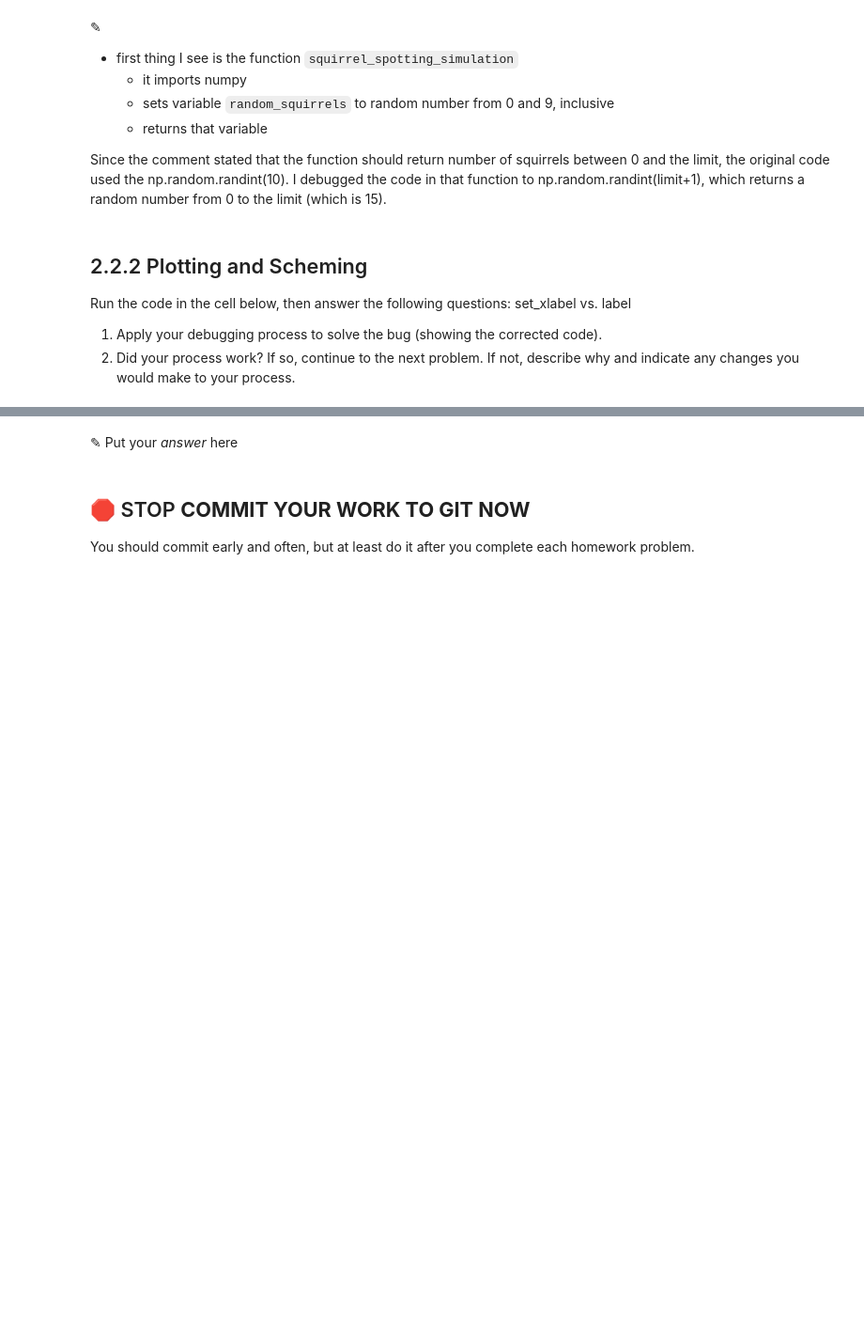
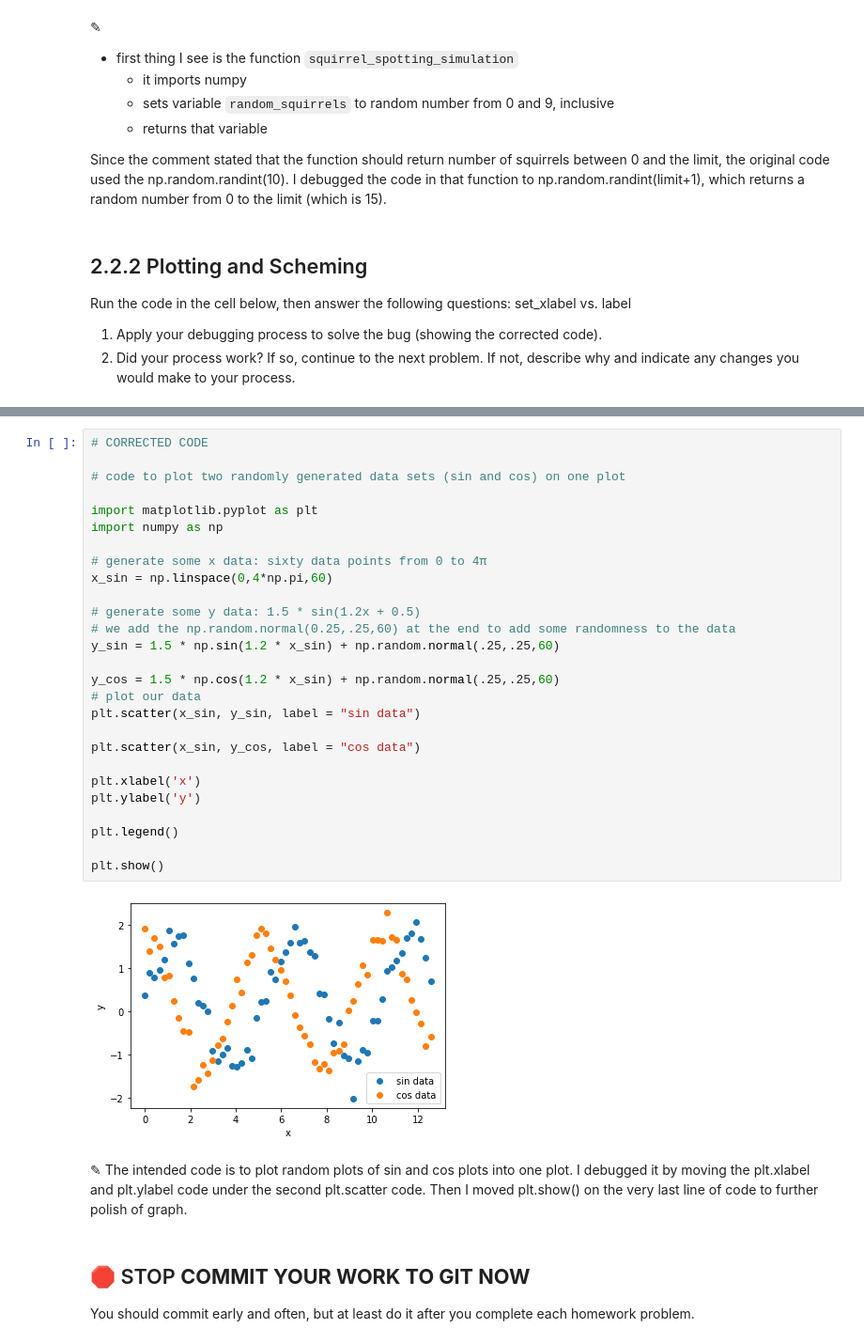
Before and after one commit to ABorbe/CMSE202-s23-turnin, a Jupyter notebook: HW1_S23-STUDENT.ipynb, the cells around one changed output, grey strips where cells are left out. Shown at 94% size. Saved outputs shown, nothing was run; the diff lists cells and outputs as text; blank space fills up the shorter version.

```diff
--- a/HW1_S23-STUDENT.ipynb
+++ b/HW1_S23-STUDENT.ipynb
@@ -234,5 +238,34 @@ plt.legend()
-# %% [markdown]
-<font size=+3>&#9998;</font> Put your *answer* here
+# %%
+# CORRECTED CODE
+
+# code to plot two randomly generated data sets (sin and cos) on one plot
+
+import matplotlib.pyplot as plt
+import numpy as np
+
+# generate some x data: sixty data points from 0 to 4π
+x_sin = np.linspace(0,4*np.pi,60)
+
+# generate some y data: 1.5 * sin(1.2x + 0.5)
+# we add the np.random.normal(0.25,.25,60) at the end to add some randomness to the data
+y_sin = 1.5 * np.sin(1.2 * x_sin) + np.random.normal(.25,.25,60)
+
+y_cos = 1.5 * np.cos(1.2 * x_sin) + np.random.normal(.25,.25,60)
+# plot our data
+plt.scatter(x_sin, y_sin, label = "sin data")
+
+plt.scatter(x_sin, y_cos, label = "cos data")
+
+plt.xlabel('x')
+plt.ylabel('y')
+
+plt.legend()
+
+plt.show()
+# %% [output]
+[figure, added]
+# %% [markdown]
+<font size=+3>&#9998;</font> The intended code is to plot random plots of sin and cos plots into one plot. I debugged it by moving the plt.xlabel and plt.ylabel code under the second plt.scatter code. Then I moved plt.show() on the very last line of code to further polish of graph.
 # %% [markdown]
 ## &#128721; STOP **COMMIT YOUR WORK TO GIT NOW**
 
```
Also changed, not shown: parts of 1 cell of this notebook.
